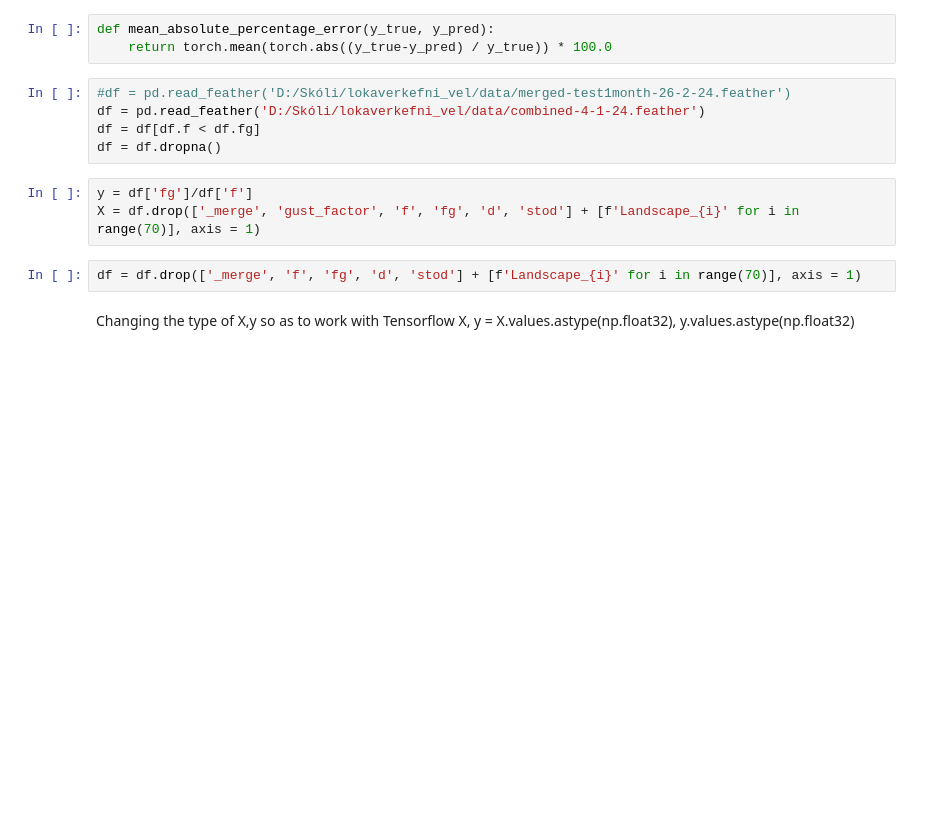
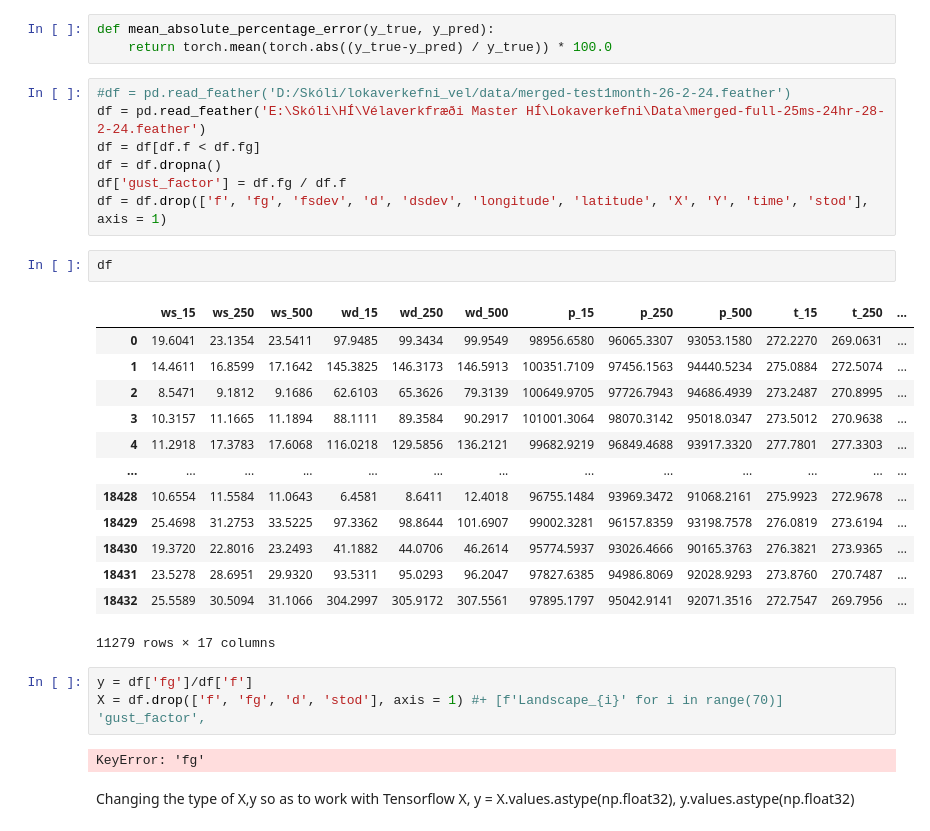
Before and after one commit to BrynjarGeir/lokaverkefni_vel, a Jupyter notebook: code/model/fastAIModel.ipynb, the cells around one changed output. Cells and saved outputs as stored; diff of their text form; blank space fills up the shorter version.

```diff
--- a/code/model/fastAIModel.ipynb
+++ b/code/model/fastAIModel.ipynb
@@ -9,14 +9,32 @@ def mean_absolute_percentage_error(y_true, y_pred):
     return torch.mean(torch.abs((y_true-y_pred) / y_true)) * 100.0
 # %%
 #df = pd.read_feather('D:/Skóli/lokaverkefni_vel/data/merged-test1month-26-2-24.feather')
-df = pd.read_feather('D:/Skóli/lokaverkefni_vel/data/combined-4-1-24.feather')
+df = pd.read_feather('E:\Skóli\HÍ\Vélaverkfræði Master HÍ\Lokaverkefni\Data\merged-full-25ms-24hr-28-2-24.feather')
 df = df[df.f < df.fg]
 df = df.dropna()
+df['gust_factor'] = df.fg / df.f
+df = df.drop(['f', 'fg', 'fsdev', 'd', 'dsdev', 'longitude', 'latitude', 'X', 'Y', 'time', 'stod'], axis = 1)
+# %%
+df
+# %% [output]
+|  | ws_15 | ws_250 | ws_500 | wd_15 | wd_250 | wd_500 | p_15 | p_250 | p_500 | t_15 | t_250 | ... |
+| 0 | 19.6041 | 23.1354 | 23.5411 | 97.9485 | 99.3434 | 99.9549 | 98956.6580 | 96065.3307 | 93053.1580 | 272.2270 | 269.0631 | ... |
+| 1 | 14.4611 | 16.8599 | 17.1642 | 145.3825 | 146.3173 | 146.5913 | 100351.7109 | 97456.1563 | 94440.5234 | 275.0884 | 272.5074 | ... |
+| 2 | 8.5471 | 9.1812 | 9.1686 | 62.6103 | 65.3626 | 79.3139 | 100649.9705 | 97726.7943 | 94686.4939 | 273.2487 | 270.8995 | ... |
+| 3 | 10.3157 | 11.1665 | 11.1894 | 88.1111 | 89.3584 | 90.2917 | 101001.3064 | 98070.3142 | 95018.0347 | 273.5012 | 270.9638 | ... |
+| 4 | 11.2918 | 17.3783 | 17.6068 | 116.0218 | 129.5856 | 136.2121 | 99682.9219 | 96849.4688 | 93917.3320 | 277.7801 | 277.3303 | ... |
+| ... | ... | ... | ... | ... | ... | ... | ... | ... | ... | ... | ... | ... |
+| 18428 | 10.6554 | 11.5584 | 11.0643 | 6.4581 | 8.6411 | 12.4018 | 96755.1484 | 93969.3472 | 91068.2161 | 275.9923 | 272.9678 | ... |
+| 18429 | 25.4698 | 31.2753 | 33.5225 | 97.3362 | 98.8644 | 101.6907 | 99002.3281 | 96157.8359 | 93198.7578 | 276.0819 | 273.6194 | ... |
+| 18430 | 19.3720 | 22.8016 | 23.2493 | 41.1882 | 44.0706 | 46.2614 | 95774.5937 | 93026.4666 | 90165.3763 | 276.3821 | 273.9365 | ... |
+| 18431 | 23.5278 | 28.6951 | 29.9320 | 93.5311 | 95.0293 | 96.2047 | 97827.6385 | 94986.8069 | 92028.9293 | 273.8760 | 270.7487 | ... |
+| 18432 | 25.5589 | 30.5094 | 31.1066 | 304.2997 | 305.9172 | 307.5561 | 97895.1797 | 95042.9141 | 92071.3516 | 272.7547 | 269.7956 | ... |
+11279 rows × 17 columns
 # %%
 y = df['fg']/df['f']
-X = df.drop(['_merge', 'gust_factor', 'f', 'fg', 'd', 'stod'] + [f'Landscape_{i}' for i in range(70)], axis = 1)
+X = df.drop(['f', 'fg', 'd', 'stod'], axis = 1) #+ [f'Landscape_{i}' for i in range(70)] 'gust_factor',
+# %% [output]
+KeyError: 'fg'
-# %%
-df = df.drop(['_merge', 'f', 'fg', 'd', 'stod'] + [f'Landscape_{i}' for i in range(70)], axis = 1)
 # %% [markdown]
 Changing the type of X,y so as to work with Tensorflow
 X, y = X.values.astype(np.float32), y.values.astype(np.float32)
```
Also changed, not shown: parts of 12 cells of this notebook, 28 other files.
